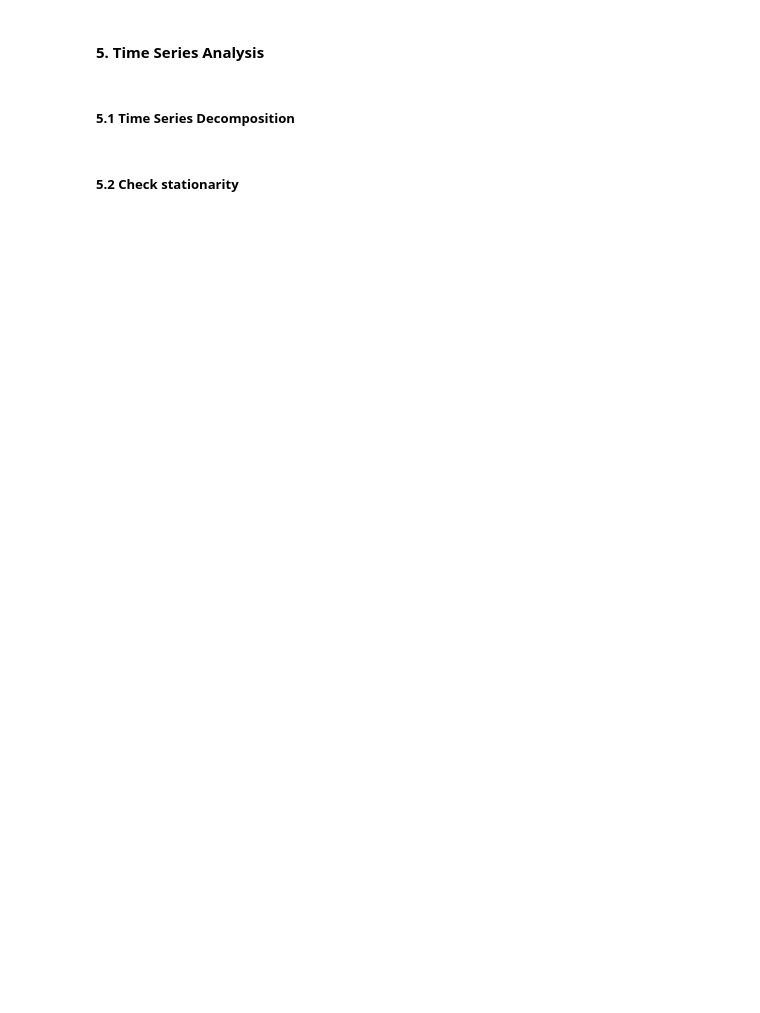
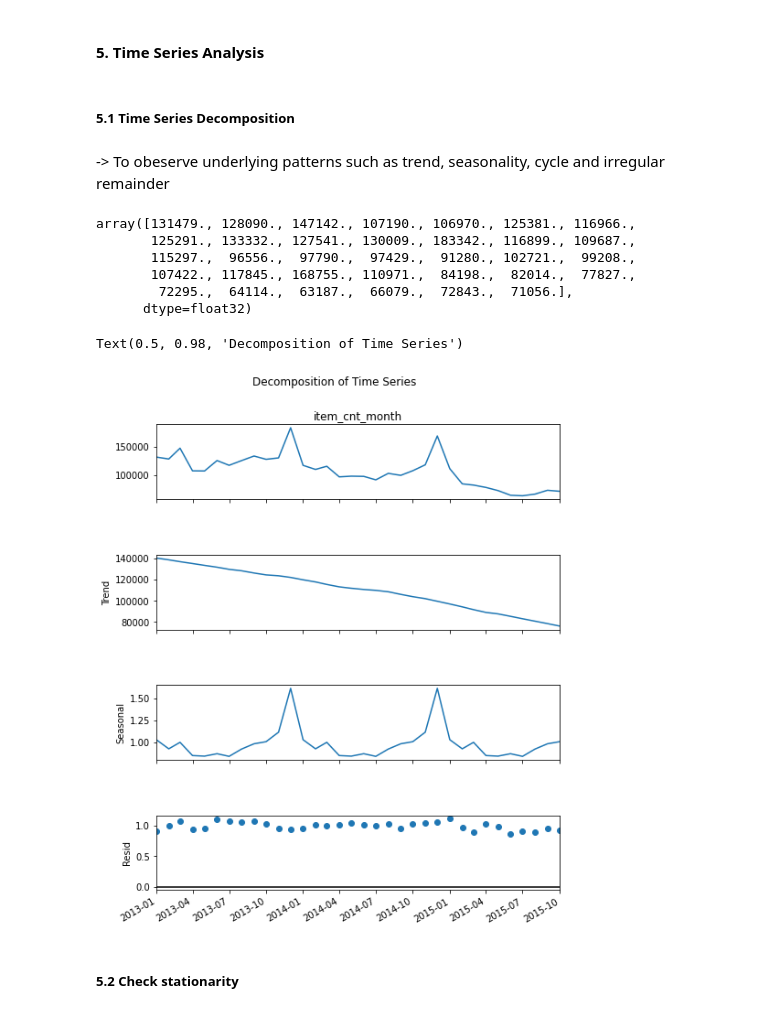
Before and after one commit to LooyeeNg/DataScienceProjects, a Jupyter notebook: predict future sales/predict-future-sales.ipynb, the cells around one changed output. Cells and saved outputs as stored; diff of their text form; code cells hidden in the pictures; blank space fills up the shorter version.

Commit message:
Feature Extraction, Time Series Analysis

```diff
--- a/predict future sales/predict-future-sales.ipynb
+++ b/predict future sales/predict-future-sales.ipynb
@@ -91,5 +215,32 @@ The data is now much lighter!!
 #### 5. Time Series Analysis
 # %% [markdown]
 ##### 5.1 Time Series Decomposition
+# %% [markdown]
+-> To obeserve underlying patterns such as trend, seasonality, cycle and irregular remainder
+# %%
+salesPerMonth.item_cnt_month.values
+# %% [output]
+array([131479., 128090., 147142., 107190., 106970., 125381., 116966.,
+       125291., 133332., 127541., 130009., 183342., 116899., 109687.,
+       115297.,  96556.,  97790.,  97429.,  91280., 102721.,  99208.,
+       107422., 117845., 168755., 110971.,  84198.,  82014.,  77827.,
+        72295.,  64114.,  63187.,  66079.,  72843.,  71056.],
+      dtype=float32)
+# %%
+from statsmodels.tsa.seasonal import seasonal_decompose
+
+salesPerMonth.item_cnt_month.interpolate(inplace = True)
+# salesPerMonth.item_cnt_month.index=salesPerMonth.item_cnt_month.index.to_timestamp()
+decompose = seasonal_decompose(salesPerMonth.item_cnt_month,model='multiplicative', extrapolate_trend=8)
+# decompose = seasonal_decompose(salesPerMonth.item_cnt_month,model='multiplicative', extrapolate_trend=8)
+# %%
+fig = decompose.plot()
+fig.set_figheight(10)
+fig.set_figwidth(8)
+fig.autofmt_xdate(rotation=30)
+fig.suptitle('Decomposition of Time Series')
+# %% [output]
+Text(0.5, 0.98, 'Decomposition of Time Series')
+[figure, added]
 # %% [markdown]
 ##### 5.2 Check stationarity
```
Also changed, not shown: parts of 19 cells of this notebook.
